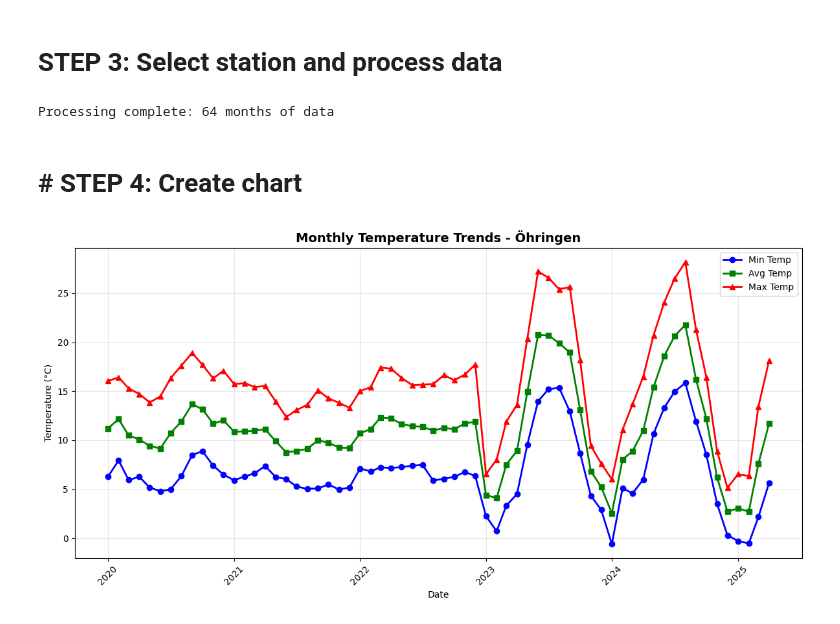
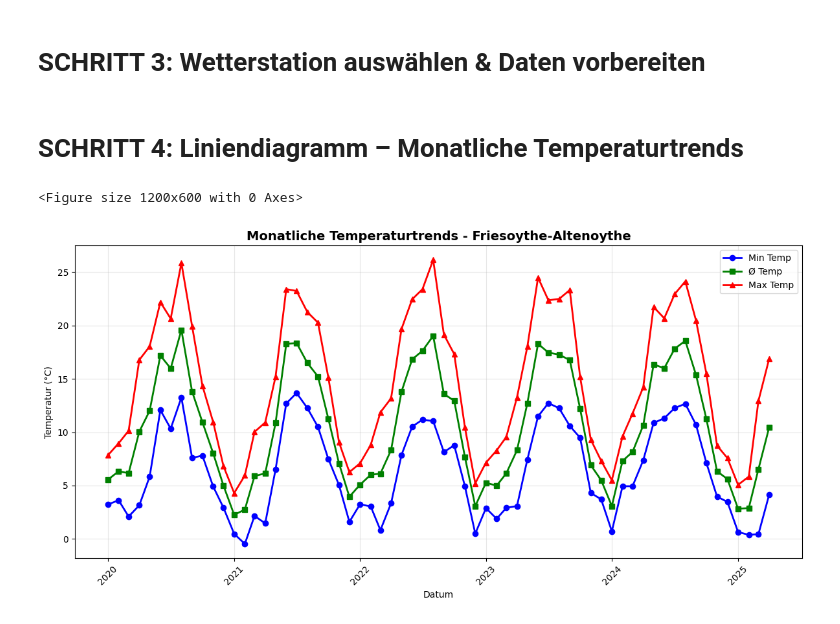
Before and after one commit to Anas1602/Daten-1, a Jupyter notebook: Daten/analysis.ipynb, the cells around one changed output. Saved outputs shown, nothing was run; the diff lists cells and outputs as text; code cells hidden in the pictures.

```diff
--- a/Daten/analysis.ipynb
+++ b/Daten/analysis.ipynb
@@ -4,6 +4,8 @@
 import pandas as pd
 import matplotlib.pyplot as plt
 import numpy as np
-# Load your CSV file
-df = pd.read_csv('C:/Users/anasl/Desktop/Daten 1/Daten/Output Data/Weather_Master_Data.csv')  # Change to your file path
-print(f"Data loaded: {len(df)} rows")
+
+
+
+# CSV-Datei einlesen (UTF-8-SIG sichert Umlaut-Kompatibilität)
+df = pd.read_csv('C:/Users/anasl/Desktop/Daten 1/Daten/Output Data/Weather_Master_Data.csv', encoding='utf-8-sig', low_memory=False)
@@ -37,45 +17,49 @@ Available stations (214):
 # %% [markdown]
-<h1> STEP 3: Select station and process data
+<h1> SCHRITT 3: Wetterstation auswählen & Daten vorbereiten
 # %%
 # Replace with actual station name
 
-selected_station = 'Öhringen'
+# Gewünschte Station hier eingeben
+ausgewaehlte_station = 'Friesoythe-Altenoythe'
 
-# Filter and process data
-station_data = df[df['Standort'] == selected_station].copy()
-station_data['Datum'] = pd.to_datetime(station_data['Datum'], format='%d/%m/%Y')
+# Daten für die gewählte Station filtern
+station_data = df[df['Standort'] == ausgewaehlte_station].copy()
+
+# Datum in datetime-Format umwandeln
+station_data['Datum'] = pd.to_datetime(station_data['Datum'], errors='coerce')
+
+# Neue Spalte mit Jahr-Monat kombinieren
 station_data['YearMonth'] = station_data['Datum'].dt.to_period('M')
 
-# Calculate monthly averages
+# Monatliche Durchschnittswerte berechnen
 monthly_data = station_data.groupby('YearMonth').agg({
     'MinTemp': 'mean',
     'AvgTemp': 'mean',
     'MaxTemp': 'mean'
 }).reset_index()
 
+# Timestamp-Spalte für Diagramme
 monthly_data['Date'] = monthly_data['YearMonth'].dt.to_timestamp()
-print(f"Processing complete: {len(monthly_data)} months of data")
-# %% [output]
-Processing complete: 64 months of data
 # %% [markdown]
-<h1> # STEP 4: Create chart
+<h1> SCHRITT 4: Liniendiagramm – Monatliche Temperaturtrends
 # %%
 plt.figure(figsize=(12, 6))
 
-# Plot temperature lines
+plt.figure(figsize=(12, 6))
+
 plt.plot(monthly_data['Date'], monthly_data['MinTemp'], 'b-o', label='Min Temp', linewidth=2)
-plt.plot(monthly_data['Date'], monthly_data['AvgTemp'], 'g-s', label='Avg Temp', linewidth=2)
+plt.plot(monthly_data['Date'], monthly_data['AvgTemp'], 'g-s', label='Ø Temp', linewidth=2)
 plt.plot(monthly_data['Date'], monthly_data['MaxTemp'], 'r-^', label='Max Temp', linewidth=2)
 
-# Format chart
-plt.title(f'Monthly Temperature Trends - {selected_station}', fontsize=14, fontweight='bold')
-plt.xlabel('Date')
-plt.ylabel('Temperature (°C)')
+plt.title(f'Monatliche Temperaturtrends - {ausgewaehlte_station}', fontsize=14, fontweight='bold')
+plt.xlabel('Datum')
+plt.ylabel('Temperatur (°C)')
 plt.legend()
 plt.grid(True, alpha=0.3)
 plt.xticks(rotation=45)
 plt.tight_layout()
 plt.show()
 # %% [output]
+<Figure size 1200x600 with 0 Axes>
-[figure, old version]
+[figure, new version]
 # %% [markdown]
```
Also changed, not shown: parts of 10 cells of this notebook, 12 other files.
